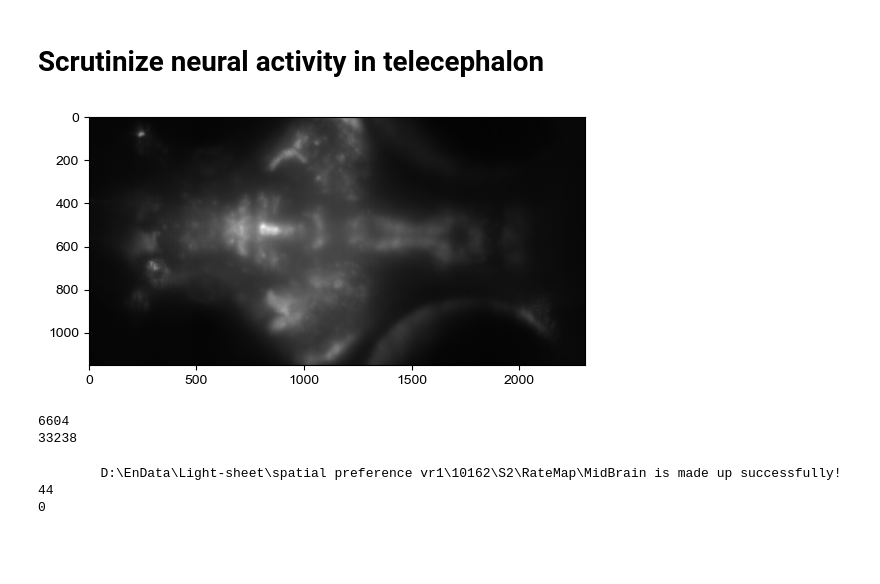
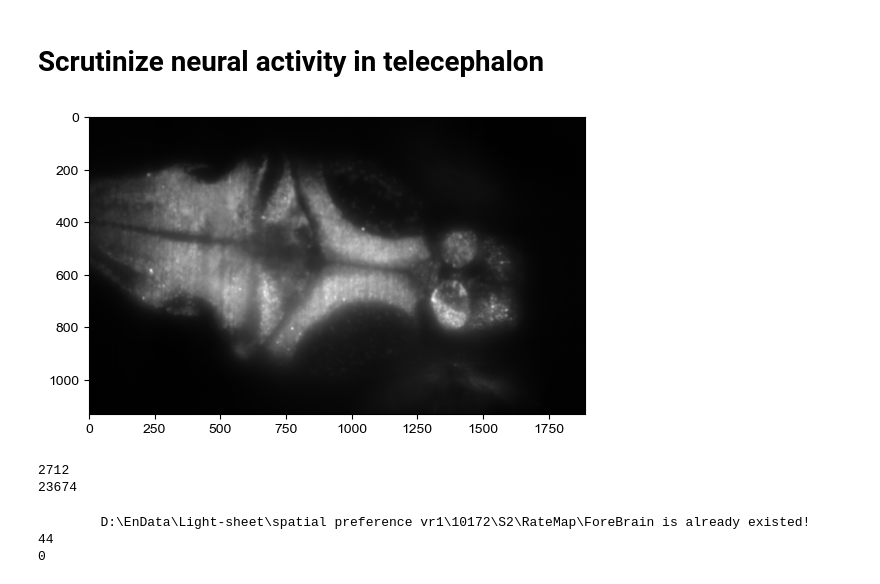
Before and after one commit to YAO-Shuyang/ZFishAnalysis, a Jupyter notebook: figure/Fig5007 - Spatial Preference.ipynb, the cells around one changed output. Cells and saved outputs as stored; diff of their text form; code cells hidden in the pictures; blank space fills up the shorter version.

```diff
--- a/figure/Fig5007 - Spatial Preference.ipynb
+++ b/figure/Fig5007 - Spatial Preference.ipynb
@@ -871,9 +871,11 @@ landmark_bins = [
     np.arange(80, 85)
 ]
 convertor = np.array([0, 3, 5, 2, 1, 6, 4])
-path = r"D:\EnData\Light-sheet\spatial preference vr1\10162\S2"
+path = r"D:\EnData\Light-sheet\spatial preference vr1\10172\S2"
 with open(join(path, "trace.pkl"), 'rb') as f:
     trace = pickle.load(f)
+
+fish_id = 10172
 # %% [markdown]
 # Mutual Information
 # %%
@@ -1012,32 +1025,32 @@ Overlap: 2273
 # %%
 meanImg, rois = get_meanImg(trace)
 meanImg_xy = np.mean(meanImg, axis=2)
-plt.imshow(meanImg[:, :, 30], cmap='gray', aspect='equal')
+plt.imshow(meanImg[:, :, 2], cmap='gray', aspect='equal')
 plt.show()
 
 fore_brain_idx = np.where(
     (rois[:, 0] >= 1600) &
     (rois[:, 1] >= 300) &
     (rois[:, 1] < 700) &
     (trace['snr'] > 0.8)
 )[0]
 print(fore_brain_idx.shape[0])
 np.random.shuffle(fore_brain_idx)
 
 mid_brain_idx = np.where(
     (rois[:, 0] < 1600) &
     (rois[:, 0] >= 800) &
     (trace['snr'] > 0.8)
 )[0]
 np.random.shuffle(mid_brain_idx)
 print(mid_brain_idx.shape[0])
 # %% [output]
-[figure, old version]
+[figure, new version]
-6604
-33238
+2712
+23674
 # %%
-save_dir = os.path.join(path, "RateMap", "ForeBrain2")
-save_dir = os.path.join(path, "RateMap", "MidBrain")
+save_dir = os.path.join(path, "RateMap", "ForeBrain")
+#save_dir = os.path.join(path, "RateMap", "MidBrain")
 mkdir(save_dir)
 x = trace['spike_nodes'][100:]
 print(np.max(x))
@@ -1176,7 +1189,7 @@ radar_visualization(
     x, y,
     snr=trace['snr'],
     n_bin=trace['rate_map_all'].shape[1],
-    cell_idx=mid_brain_idx,
+    cell_idx=map_1_sig[true_sig_m1],
     meanImg=trace['meanImg'],
     lenX=trace['lenX'],
     lenY=trace['lenY'],
@@ -1185,6 +1198,6 @@ radar_visualization(
     map_id=trace['ms_map'][100:]
 )
 # %% [output]
-        D:\EnData\Light-sheet\spatial preference vr1\10162\S2\RateMap\MidBrain is made up successfully!
+        D:\EnData\Light-sheet\spatial preference vr1\10172\S2\RateMap\ForeBrain is already existed!
 44
 0
```
Also changed, not shown: parts of 2 cells of this notebook, 4 other files.
